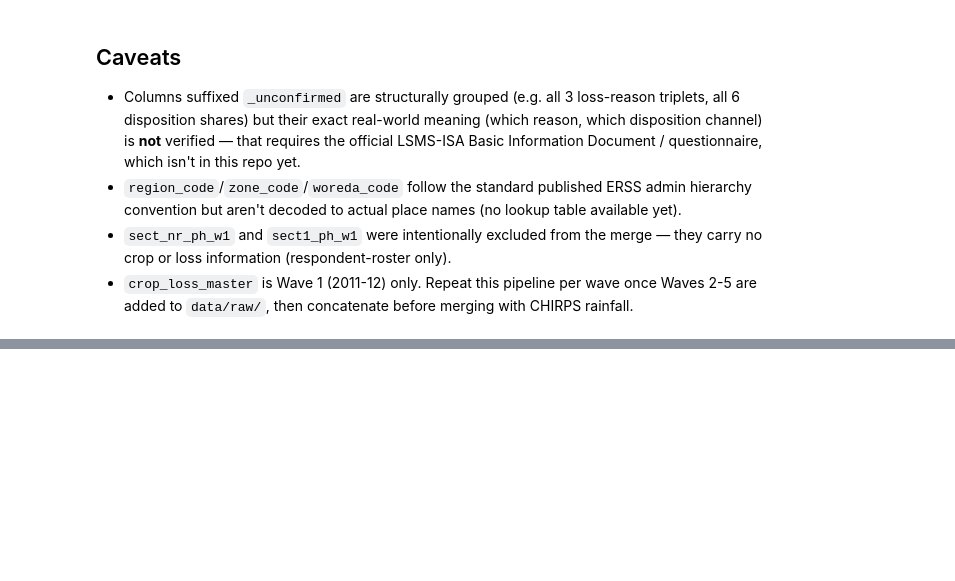
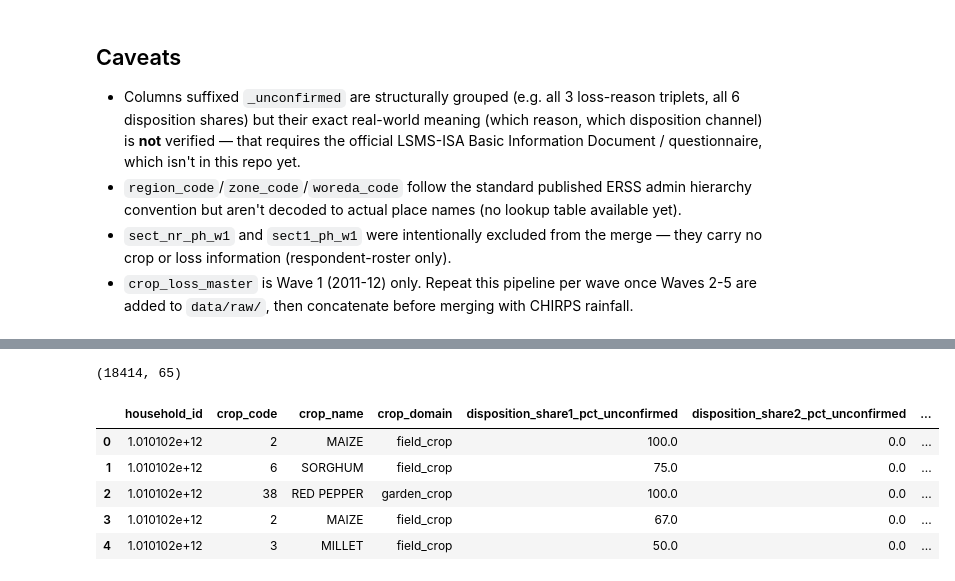
Before and after one commit to Melkam22/crop-loss-predictor-app, a Jupyter notebook: notebooks/01_data_exploration.ipynb, the cells around one changed output, grey strips where cells are left out. Saved outputs shown, nothing was run; the diff lists cells and outputs as text; code cells hidden in the pictures; blank space fills up the shorter version.

```diff
--- a/notebooks/01_data_exploration.ipynb
+++ b/notebooks/01_data_exploration.ipynb
@@ -641,0 +686,5 @@ print(f"saved {crop_loss_master_all.shape} to {OUT_PATH_ALL}")
+# %%
+DATA_DIR_W3 = Path("../data/raw/ETH_2015_ESS_v03_M_CSV")
+PH_DIR_W3 = DATA_DIR_W3 / "Post-Harvest"
+HH_DIR_W3 = DATA_DIR_W3 / "Household"
+sorted(p.name for p in PH_DIR_W3.glob("*.csv"))
@@ -641,0 +772,58 @@ print(f"saved {crop_loss_master_all.shape} to {OUT_PATH_ALL}")
+# %%
+# sect9a has no crop_name column (numeric crop_code only) -- aggregate
+# storage on crop_code alone and join it in on that narrower key below.
+GRAIN_STORAGE_W3 = ["household_id", "crop_code"]
+GRAIN_W3 = ["household_id", "crop_code", "crop_name"]
+NON_ADDITIVE_COLS_W3 = {
+    "holder_id", "ea_id", "parcel_id", "field_id",
+    "region_code", "zone_code", "woreda_code", "town_code", "kebele_code",
+    "ea_code_local", "is_rural", "sampling_weight",
+}
+
+def agg_to_crop_grain_w3(df, grain):
+    numeric_cols = df.select_dtypes("number").columns.difference(grain + list(NON_ADDITIVE_COLS_W3))
+    return df.groupby(grain, dropna=False)[list(numeric_cols)].sum(min_count=1).reset_index()
+
+storage_agg_w3 = agg_to_crop_grain_w3(df9a_w3, GRAIN_STORAGE_W3)
+loss_agg_w3 = agg_to_crop_grain_w3(df10_w3, GRAIN_W3)
+loss_agg_w3["total_loss_qty"] = loss_agg_w3[
+    ["loss_reason1_qty", "loss_reason2_qty", "loss_reason3_qty"]
+].sum(axis=1, min_count=1)
+
+df11_w3["crop_domain"] = "field_crop"
+df12_w3["crop_domain"] = "garden_crop"
+disposition_cols_w3 = GRAIN_W3 + ["crop_domain"] + [c for c in df11_w3.columns if c.startswith("disposition_")]
+disposition_all_w3 = pd.concat([df11_w3[disposition_cols_w3], df12_w3[disposition_cols_w3]], ignore_index=True)
+disposition_all_w3 = disposition_all_w3.drop_duplicates(subset=GRAIN_W3, keep="first")
+
+household_summary_w3 = (
+    df1_hh_w3.groupby("household_id")
+    .agg(
+        household_size=("person_number", "count"),
+        region=("region_code", "first"),  # output name matches Part 2's BASE_SCHEMA column
+        zone_code=("zone_code", "first"),
+        woreda_code=("woreda_code", "first"),
+        is_rural=("is_rural", "first"),
+    )
+    .reset_index()
+)
+
+crop_loss_master_w3 = (
+    disposition_all_w3.merge(storage_agg_w3, on=GRAIN_STORAGE_W3, how="outer", suffixes=("", "_storage"))
+    .merge(loss_agg_w3, on=GRAIN_W3, how="outer", suffixes=("", "_loss"))
+    .merge(household_summary_w3, on="household_id", how="left")
+)
+
+dupes = [c for c in crop_loss_master_w3.columns if c.endswith("_x") or c.endswith("_y")]
+assert not dupes, f"duplicate-suffixed columns: {dupes}"
+
+print(crop_loss_master_w3.shape)
+crop_loss_master_w3.head()
+# %% [output]
+(18414, 65)
+|  | household_id | crop_code | crop_name | crop_domain | disposition_share1_pct_unconfirmed | disposition_share2_pct_unconfirmed | ... |
+| 0 | 1.010102e+12 | 2 | MAIZE | field_crop | 100.0 | 0.0 | ... |
+| 1 | 1.010102e+12 | 6 | SORGHUM | field_crop | 75.0 | 0.0 | ... |
+| 2 | 1.010102e+12 | 38 | RED PEPPER | garden_crop | 100.0 | 0.0 | ... |
+| 3 | 1.010102e+12 | 2 | MAIZE | field_crop | 67.0 | 0.0 | ... |
+| 4 | 1.010102e+12 | 3 | MILLET | field_crop | 50.0 | 0.0 | ... |
```
Also changed, not shown: parts of 25 cells of this notebook, 6 other files.
